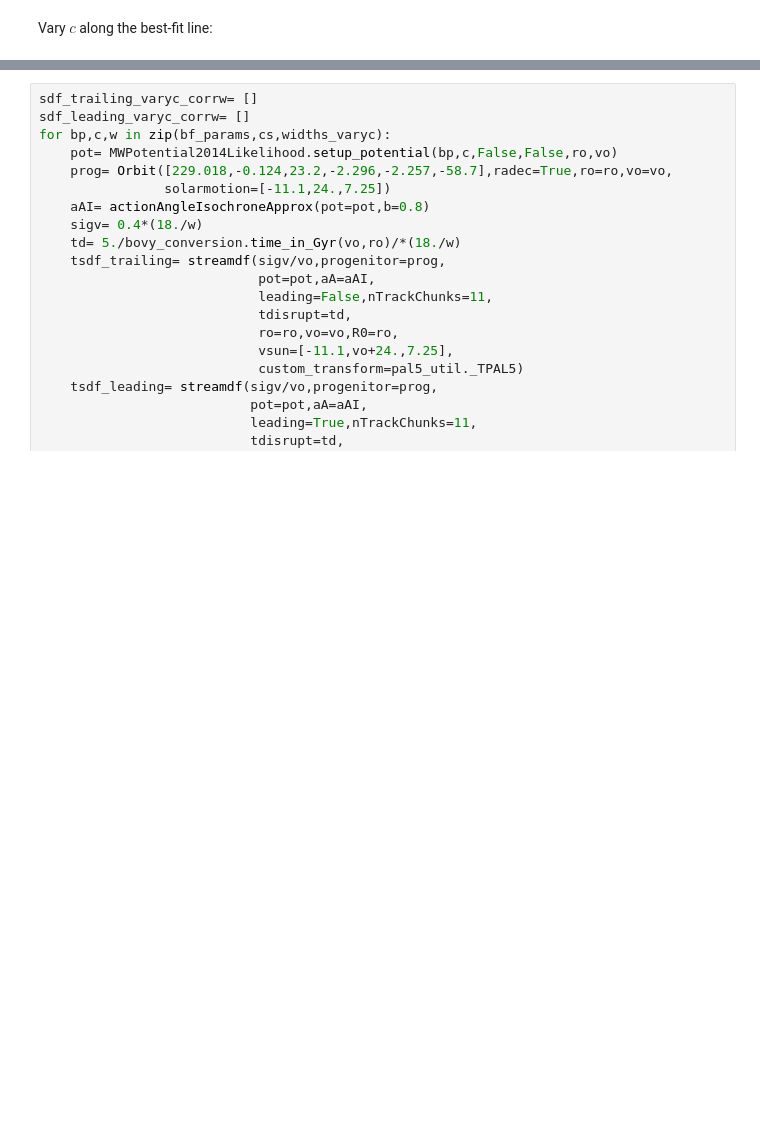
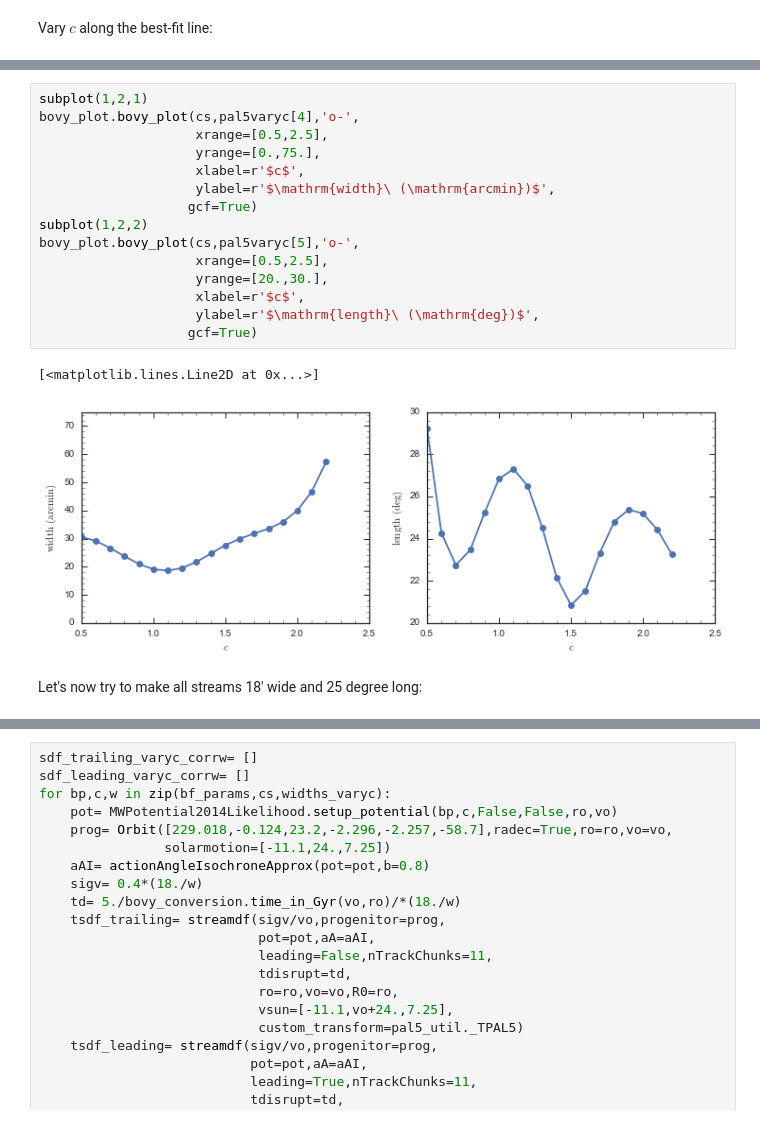
Before and after one commit to jobovy/mwhalo-shape-2016, a Jupyter notebook: py/pal5Modeling.ipynb, the cells around one changed output, grey strips where cells are left out. Drawn from its saved outputs; the diff is of its cells as text; blank space fills up the shorter version.

```diff
--- a/py/pal5Modeling.ipynb
+++ b/py/pal5Modeling.ipynb
@@ -366,0 +309,20 @@ bovy_plot.bovy_plot(cs,widths_varyc,'o-',
+# %%
+subplot(1,2,1)
+bovy_plot.bovy_plot(cs,pal5varyc[4],'o-',
+                    xrange=[0.5,2.5],
+                    yrange=[0.,75.],
+                    xlabel=r'$c$',
+                    ylabel=r'$\mathrm{width}\ (\mathrm{arcmin})$',
+                   gcf=True)
+subplot(1,2,2)
+bovy_plot.bovy_plot(cs,pal5varyc[5],'o-',
+                    xrange=[0.5,2.5],
+                    yrange=[20.,30.],
+                    xlabel=r'$c$',
+                    ylabel=r'$\mathrm{length}\ (\mathrm{deg})$',
+                   gcf=True)
+# %% [output]
+[<matplotlib.lines.Line2D at 0x...>]
+[figure, added]
+# %% [markdown]
+Let's now try to make all streams 18' wide and 25 degree long:
```
Also changed, not shown: parts of 116 cells of this notebook.
